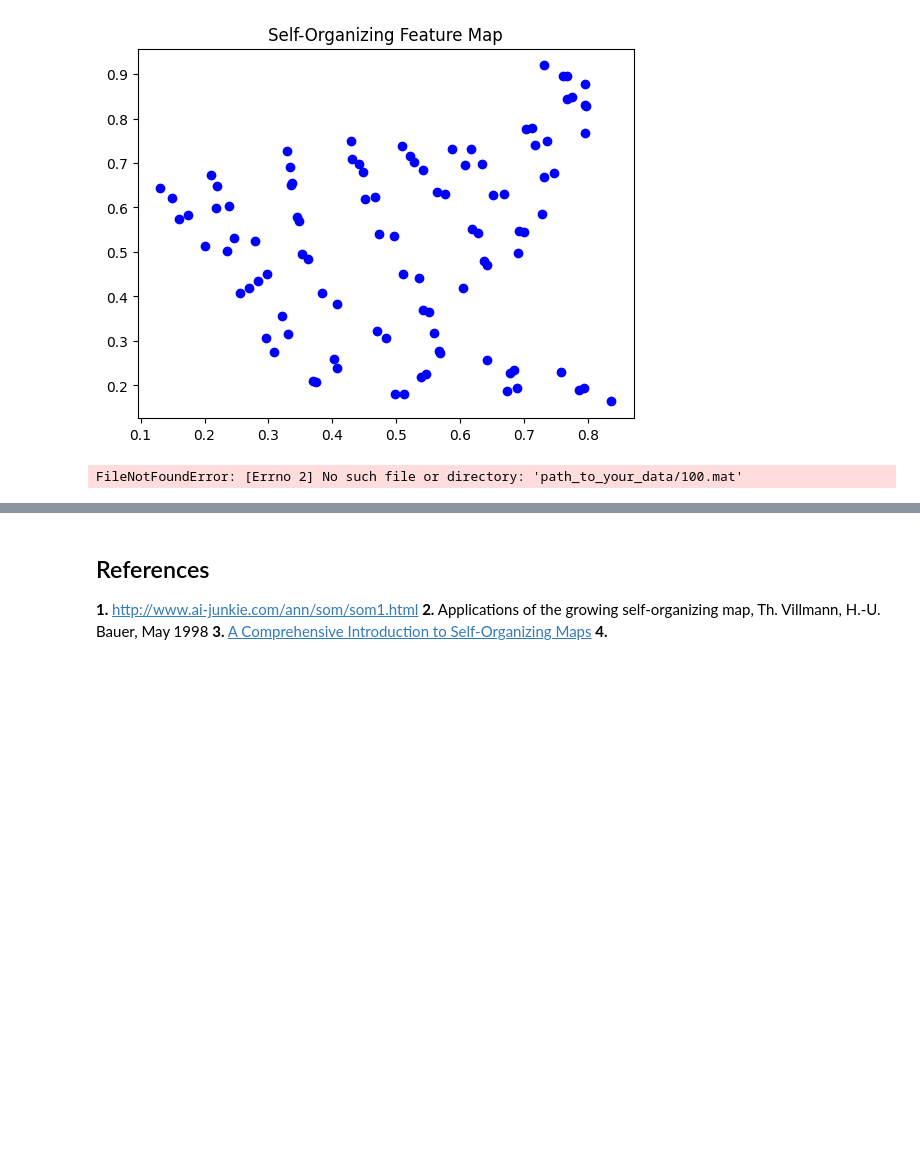
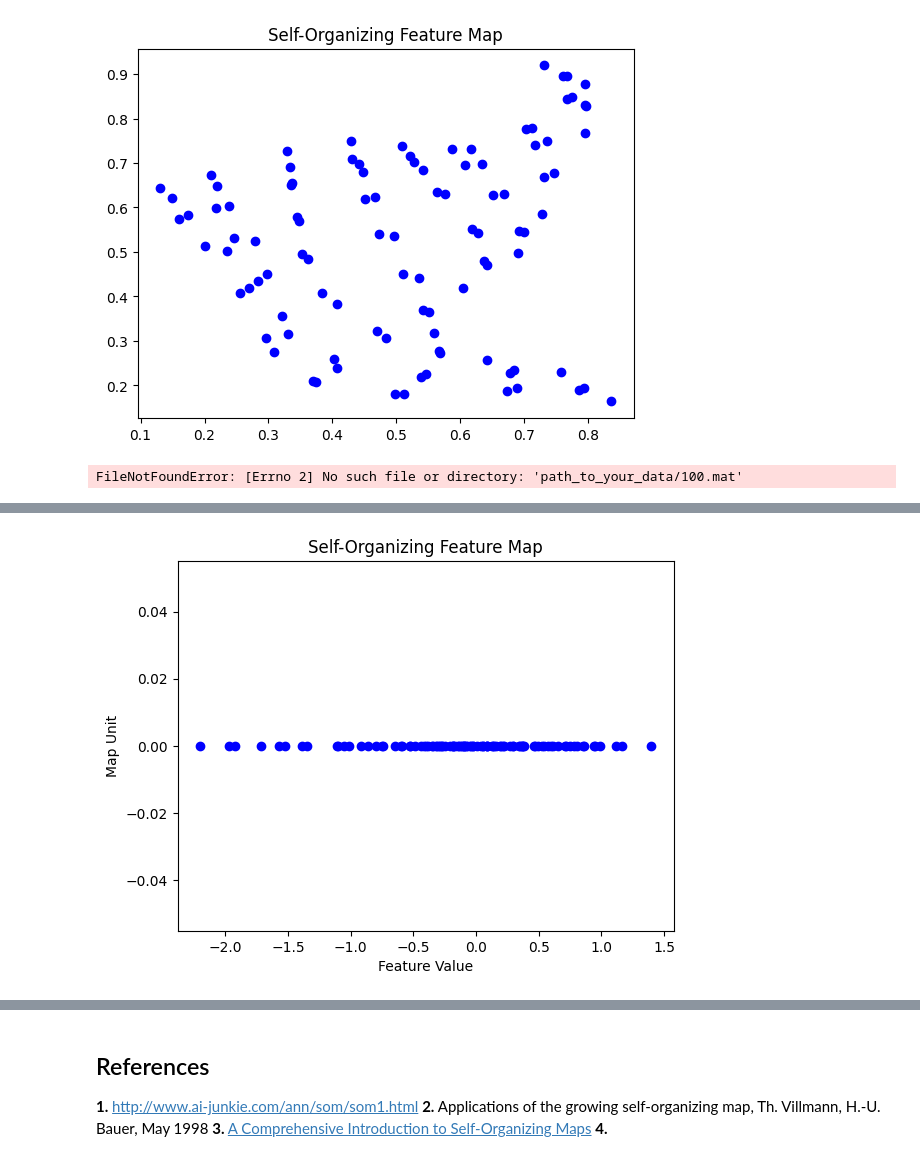
Before and after one commit to OOiiOOiiOO/SOFM_FUM, a Jupyter notebook: SOFM.ipynb, the cells around one changed output, grey strips where cells are left out. Saved outputs shown, nothing was run; the diff lists cells and outputs as text; code cells hidden in the pictures; blank space fills up the shorter version.

```diff
--- a/SOFM.ipynb
+++ b/SOFM.ipynb
@@ -380,0 +381,90 @@ NameError: name 'record' is not defined
+# %%
+import numpy as np
+import matplotlib.pyplot as plt
+import wfdb
+from wfdb import processing
+from sklearn.preprocessing import StandardScaler
+
+class SOFM:
+    def __init__(self, input_dim, map_size, learning_rate=0.5, sigma=None, max_iterations=1000):
+        self.input_dim = input_dim
+        self.map_size = map_size
+        self.learning_rate = learning_rate
+        self.sigma = sigma if sigma else map_size / 2
+        self.max_iterations = max_iterations
+        self.weights = np.random.random((map_size, map_size, input_dim))
+
+    def find_bmu(self, x):
+        """ پیدا کردن بهترین نورون (BMU) برای یک ورودی """
+        distances = np.linalg.norm(self.weights - x, axis=-1)
+        return np.unravel_index(np.argmin(distances), distances.shape)
+
+    def neighborhood_function(self, bmu, iteration):
+        """ محاسبه تابع همسایگی برای BMU و نورون‌های همسایه """
+        sigma = self.sigma * np.exp(-iteration / (self.max_iterations / np.log(self.sigma)))
+        distances = np.linalg.norm(np.indices((self.map_size, self.map_size)).T - np.array(bmu), axis=-1)
+        return np.exp(-(distances ** 2) / (2 * (sigma ** 2)))
+
+    def train(self, data):
+        """ آموزش شبکه بر روی داده‌های ورودی """
+        for iteration in range(self.max_iterations):
+            x = data[np.random.randint(0, len(data))]
+            bmu = self.find_bmu(x)
+            learning_rate_t = self.learning_rate * np.exp(-iteration / self.max_iterations)
+            neighborhood = self.neighborhood_function(bmu, iteration)
+            for i in range(self.map_size):
+                for j in range(self.map_size):
+                    self.weights[i, j] += learning_rate_t * neighborhood[i, j] * (x - self.weights[i, j])
+
+    def visualize_map(self):
+        """ نمایش نقشه وزن‌ها """
+        fig, ax = plt.subplots()
+        for i in range(self.map_size):
+            for j in range(self.map_size):
+                ax.scatter(self.weights[i, j, 0], 0, marker='o', color='blue')  # نمایش تک‌بعدی
+        plt.title("Self-Organizing Feature Map")
+        plt.xlabel("Feature Value")
+        plt.ylabel("Map Unit")
+        plt.show()
+
+# بارگذاری داده‌های MIT-BIH Arrhythmia از فایل‌های .dat و .hea
+def load_ecg_data(record_name, sampling_rate=360):
+    """
+    بارگذاری داده‌های ECG با استفاده از کتابخانه WFDB
+    record_name: نام فایل داده بدون پسوند (مثلاً '100' برای '100.dat' و '100.hea')
+    """
+    # بارگذاری داده و اطلاعات رکورد
+    record = wfdb.rdrecord(record_name)
+    annotation = wfdb.rdann(record_name, 'atr')
+
+    # دریافت سیگنال ECG
+    ecg_signal = record.p_signal[:, 0]  # فرض می‌کنیم سیگنال اول برای ECG است
+
+    # فیلتر کردن سیگنال (در صورت نیاز)
+    ecg_signal = wfdb.processing.normalize_bound(ecg_signal, lb=-1, ub=1)  # نرمال‌سازی سیگنال به بازه [-1, 1]
+
+    # پیدا کردن نقاط R
+    qrs_inds = processing.gqrs_detect(ecg_signal, fs=sampling_rate)
+
+    # محاسبه فواصل RR
+    rr_intervals = np.diff(qrs_inds) / sampling_rate  # فواصل RR
+    return rr_intervals
+
+# مسیر فایل داده‌های ECG (بدون پسوند)
+record_name = '100'
+
+# بارگذاری و پردازش داده‌ها
+rr_intervals = load_ecg_data(record_name)
+
+# استانداردسازی داده‌ها
+scaler = StandardScaler()
+scaled_rr_intervals = scaler.fit_transform(rr_intervals.reshape(-1, 1))
+
+# ایجاد و آموزش SOFM
+sofm = SOFM(input_dim=1, map_size=10, learning_rate=0.5, max_iterations=500)
+sofm.train(scaled_rr_intervals)
+
+# نمایش نقشه وزن‌ها
+sofm.visualize_map()
+# %% [output]
+[figure, added]
```
Also changed, not shown: parts of 4 cells of this notebook, 1 other file.
